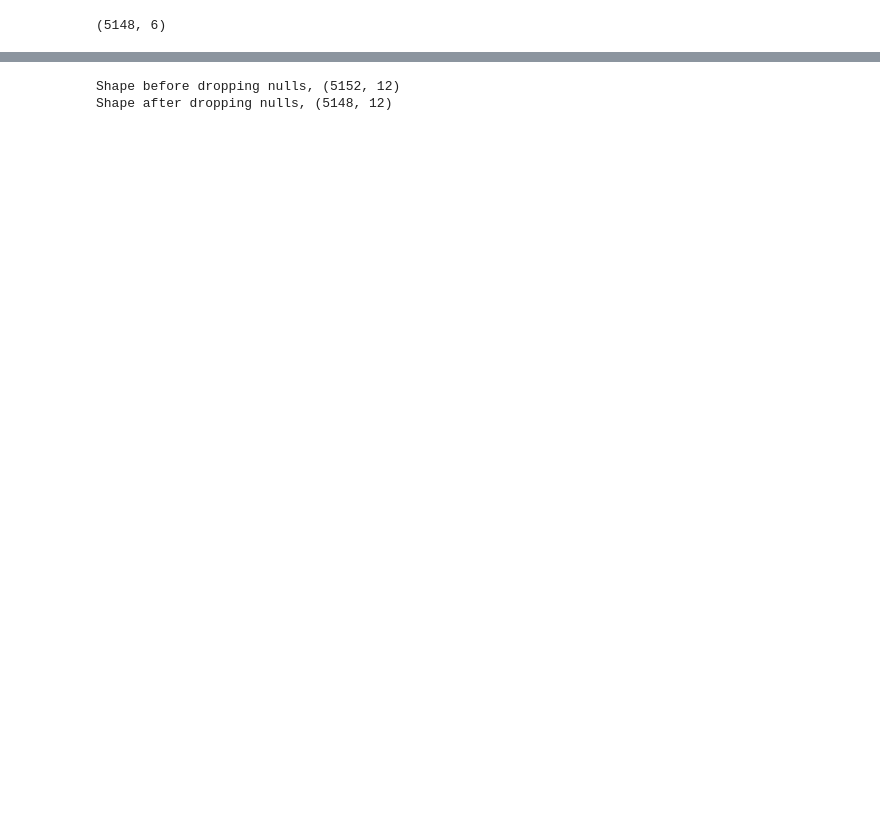
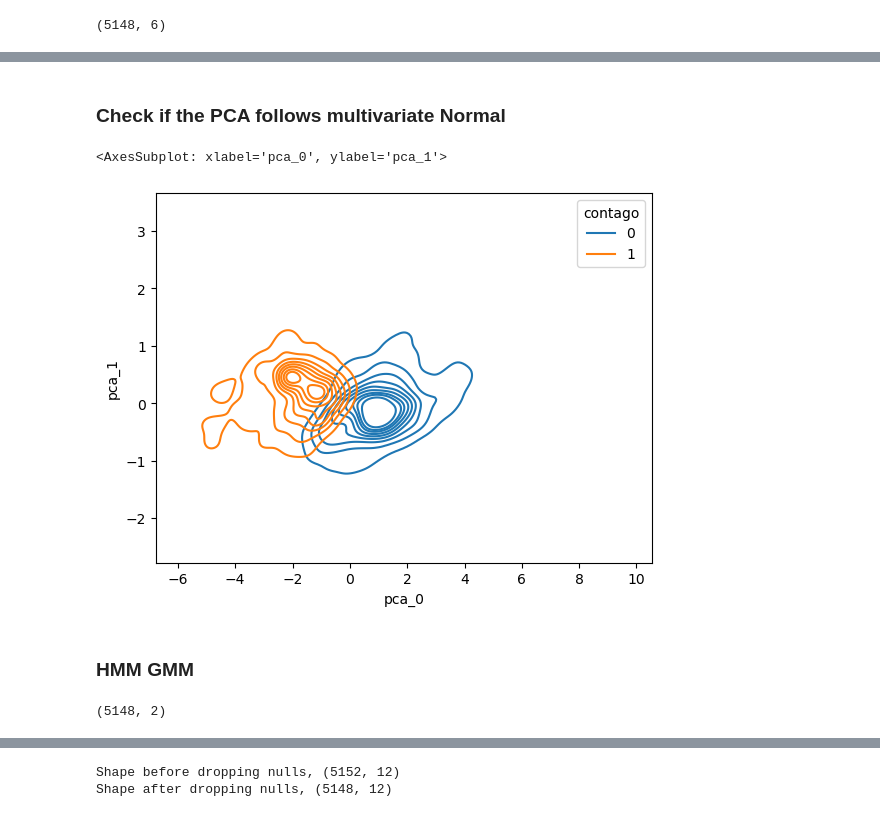
Before and after one commit to ashish1610dhiman/statistical_factors_brent, a Jupyter notebook: notebooks/ashish/c1.hmm_gmm_contago.ipynb, the cells around one changed output, grey strips where cells are left out. Drawn from its saved outputs; the diff is of its cells as text; code cells hidden in the pictures; blank space fills up the shorter version.

```diff
--- a/notebooks/ashish/c1.hmm_gmm_contago.ipynb
+++ b/notebooks/ashish/c1.hmm_gmm_contago.ipynb
@@ -29,0 +38,2 @@ diff_pca
+# %% [markdown]
+### Check if the PCA follows multivariate Normal
@@ -29,0 +42,7 @@ diff_pca
+# %%
+sns.kdeplot(x="pca_0",y="pca_1",hue="contago",data=diff_pca)
+# %% [output]
+<AxesSubplot: xlabel='pca_0', ylabel='pca_1'>
+[figure, added]
+# %% [markdown]
+### HMM GMM
@@ -29,0 +51,7 @@ diff_pca
+# %%
+hmm = GMMHMM(n_components=2,\
+                 n_mix = 3, covariance_type="full")
+X = diff_pca[["pca_0","pca_1"]]
+X.shape
+# %% [output]
+(5148, 2)
```
Also changed, not shown: parts of 22 cells of this notebook, 2 other files.
